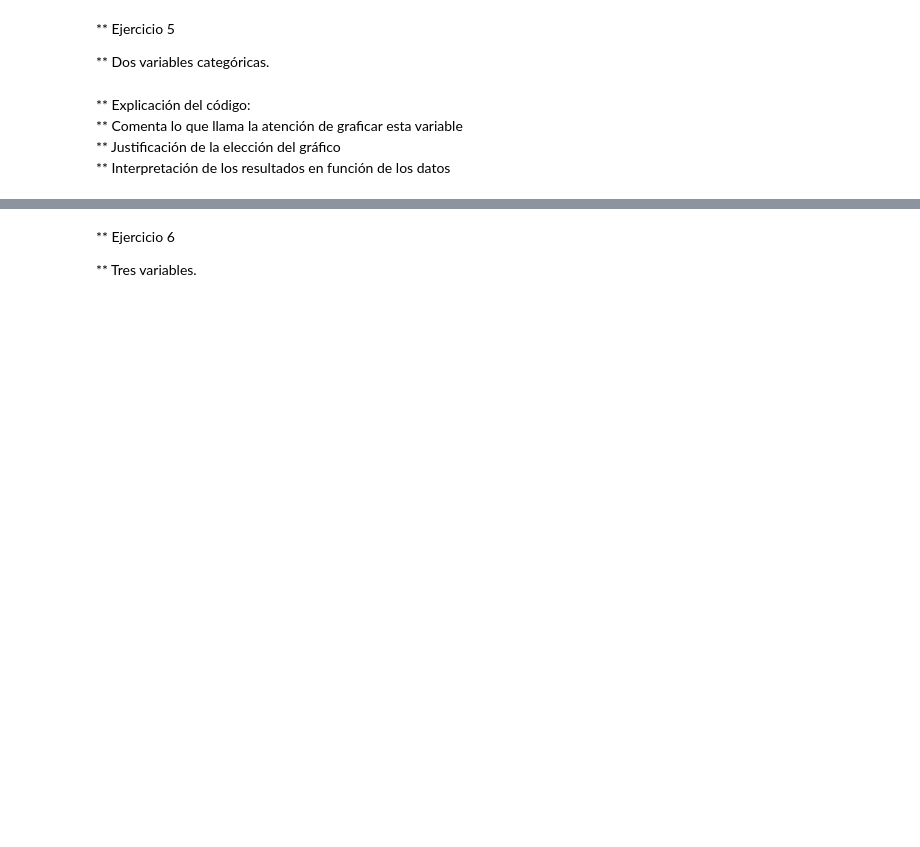
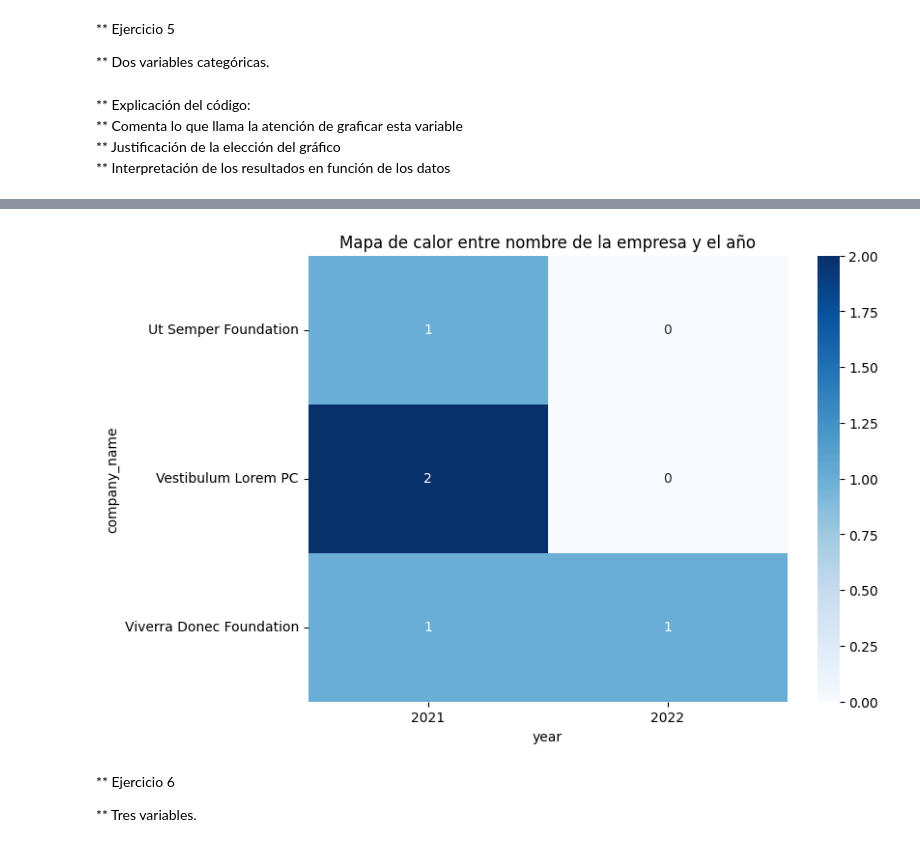
Before and after one commit to MailinV/Sprint_8_MV, a Jupyter notebook: Sprint8_MV.ipynb, the cells around one changed output, grey strips where cells are left out. Drawn from its saved outputs; the diff is of its cells as text; code cells hidden in the pictures; blank space fills up the shorter version.

```diff
--- a/Sprint8_MV.ipynb
+++ b/Sprint8_MV.ipynb
@@ -395,3 +385,27 @@ Passing `palette` without assigning `hue` is deprecated and will be removed in v
+# %%
+df_transactions_companies = pd.merge(df_transactions, df_companies, left_on='business_id', right_on='company_id')
+
+# Convertir la columna de timestamp a formato datetime
+df_transactions_companies['timestamp'] = pd.to_datetime(df_transactions_companies['timestamp'])
+
+# Extraer el año
+df_transactions_companies['year'] = df_transactions_companies['timestamp'].dt.year
+
+# Ordenar la columna total_productos de forma descendente y seleccionar los 5 usuarios con más productos comprados
+df_empresa_top5 = df_transactions_companies.sort_values(by='company_name', ascending=False).head(5)
+
+# Crear tabla de frecuencia cruzada
+# tabla_frecuencia = pd.crosstab(df_transactions_companies['company_name'], df_transactions_companies['year'])
+tabla_frecuencia = pd.crosstab(df_empresa_top5['company_name'], df_transactions_companies['year'])
+
+# Crear heatmap
+plt.figure(figsize=(8,6))
+sns.heatmap(tabla_frecuencia, annot=True, cmap="Blues", fmt="d")
+
+plt.title("Mapa de calor entre nombre de la empresa y el año")
+plt.show()
+# %% [output]
+[figure, added]
 # %% [markdown]
 ** Ejercicio 6 <br>
 
```
Also changed, not shown: parts of 24 cells of this notebook.
